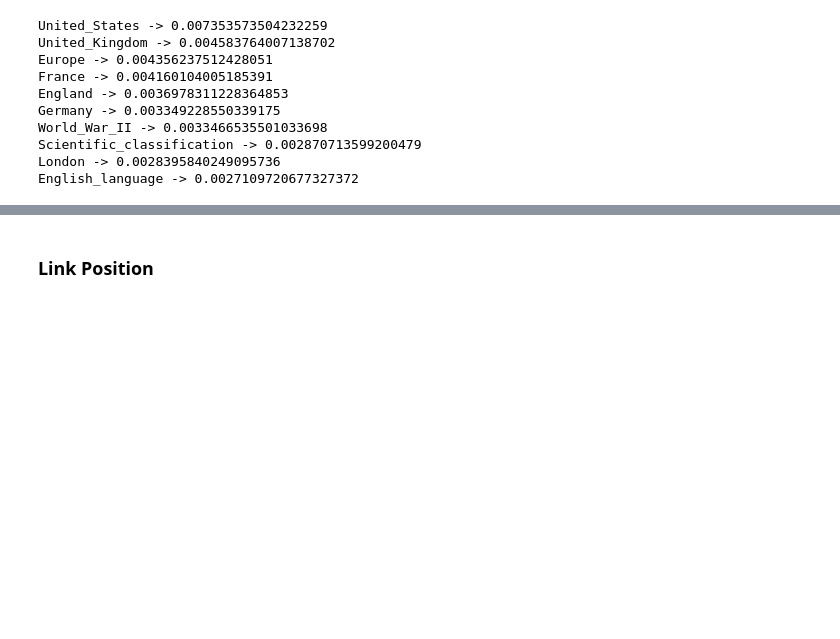
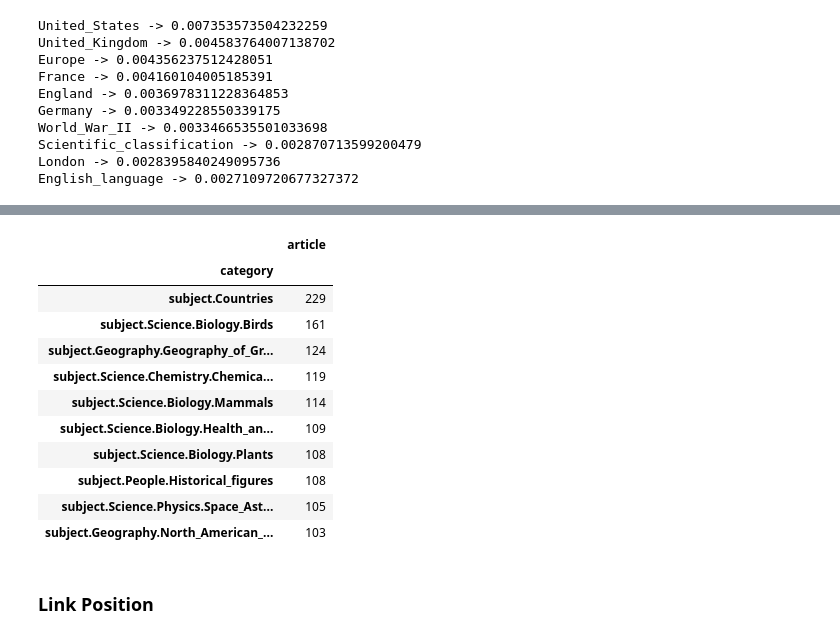
Before and after one commit to epfl-ada/ada-2022-project-souvladaki, a Jupyter notebook: initial_analysis.ipynb, the cells around one changed output, grey strips where cells are left out. Saved outputs shown, nothing was run; the diff lists cells and outputs as text; code cells hidden in the pictures; blank space fills up the shorter version.

```diff
--- a/initial_analysis.ipynb
+++ b/initial_analysis.ipynb
@@ -243,3 +280,25 @@ English_language -> 0.0027109720677327372
+# %%
+# Highest values of our categories
+
+groups = categories.groupby("category").count()
+values = list(groups["article"])
+highest_cat = groups.sort_values(ascending=False, by=["article"])
+
+print("Top-10 categories:")
+highest_cat.head(10)
+# %% [output]
+|  | article |
+| category |  |
+| subject.Countries | 229 |
+| subject.Science.Biology.Birds | 161 |
+| subject.Geography.Geography_of_Gr... | 124 |
+| subject.Science.Chemistry.Chemica... | 119 |
+| subject.Science.Biology.Mammals | 114 |
+| subject.Science.Biology.Health_an... | 109 |
+| subject.Science.Biology.Plants | 108 |
+| subject.People.Historical_figures | 108 |
+| subject.Science.Physics.Space_Ast... | 105 |
+| subject.Geography.North_American_... | 103 |
 # %% [markdown]
 ### Link Position
 # %% [markdown]
```
Also changed, not shown: parts of 22 cells of this notebook, 3 other files.
